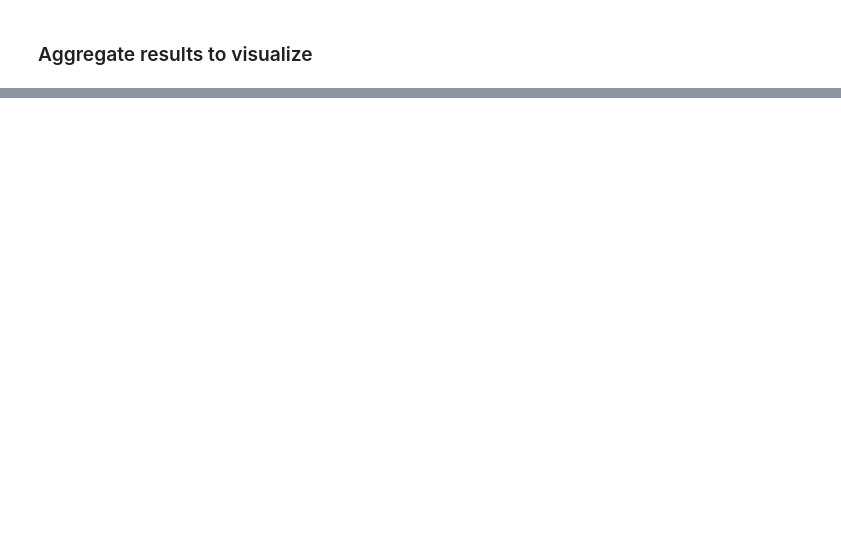
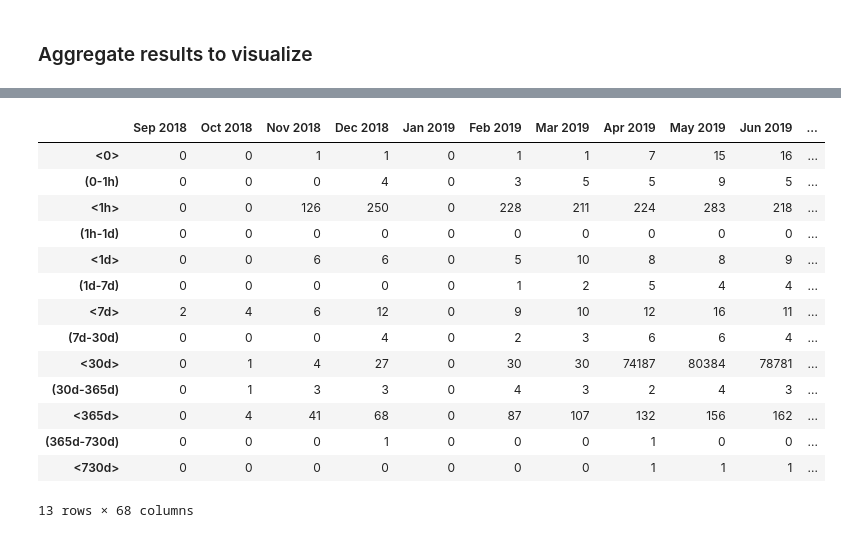
Before and after one commit to JurikMatej/IBP-NEL-Analysis-Scripts, a Jupyter notebook: results/httparchive_nel_config_max_age.ipynb, the cells around one changed output, grey strips where cells are left out. Saved outputs shown, nothing was run; the diff lists cells and outputs as text; code cells hidden in the pictures; blank space fills up the shorter version.

```diff
--- a/results/httparchive_nel_config_max_age.ipynb
+++ b/results/httparchive_nel_config_max_age.ipynb
@@ -39,19 +89,19 @@ ma_data
 from results.result_utils import get_first_or_0, date_to_text_format
 
 ma_result = pd.DataFrame({}, index=[
-    '0',
-    '0-1h',
-    '1h',
-    '1h-1d',
-    '1d',
-    '1d-7d',
-    '7d',
-    '7d-30d',
-    '30d',
-    '30d-365d',
-    '365d',
-    '365d-730d',
-    '730d',
+    '<0>',
+    '(0-1h)',
+    '<1h>',
+    '(1h-1d)',
+    '<1d>',
+    '(1d-7d)',
+    '<7d>',
+    '(7d-30d)',
+    '<30d>',
+    '(30d-365d)',
+    '<365d>',
+    '(365d-730d)',
+    '<730d>',
 ])
 
 for date in dates_to_visualize:
@@ -59,61 +109,64 @@ for date in dates_to_visualize:
 
     month_data_col = []
 
-    # month_result['0.00']
     next_val = month_ma_data[month_ma_data['nel_max_age'] == 0].groupby(['date'])['domain_count'].sum()
     month_data_col.append(get_first_or_0(next_val))
 
-    # month_result['0.00-0.01']
     next_val = month_ma_data[(month_ma_data['nel_max_age'] > 0) & (month_ma_data['nel_max_age'] < 3600)].groupby(['date'])['domain_count'].sum()
     month_data_col.append(get_first_or_0(next_val))
 
-    # month_result['0.01']
     next_val = month_ma_data[month_ma_data['nel_max_age'] == 3600].groupby(['date'])['domain_count'].sum()
     month_data_col.append(get_first_or_0(next_val))
 
-    # month_result['0.01-0.05']
     next_val = month_ma_data[(month_ma_data['nel_max_age'] > 3600) & (month_ma_data['nel_max_age'] < 86400)].groupby(['date'])['domain_count'].sum()
     month_data_col.append(get_first_or_0(next_val))
 
-    # month_result['0.05']
     next_val = month_ma_data[month_ma_data['nel_max_age'] == 86400].groupby(['date'])['domain_count'].sum()
     month_data_col.append(get_first_or_0(next_val))
 
-    # month_result['0.05-0.10']
     next_val = month_ma_data[(month_ma_data['nel_max_age'] > 86400) & (month_ma_data['nel_max_age'] < 604800)].groupby(['date'])['domain_count'].sum()
     month_data_col.append(get_first_or_0(next_val))
 
-    # month_result['0.10']
     next_val = month_ma_data[month_ma_data['nel_max_age'] == 604800].groupby(['date'])['domain_count'].sum()
     month_data_col.append(get_first_or_0(next_val))
 
-    # month_result['0.10-0.25']
     next_val = month_ma_data[(month_ma_data['nel_max_age'] > 604800) & (month_ma_data['nel_max_age'] < 2592000)].groupby(['date'])['domain_count'].sum()
     month_data_col.append(get_first_or_0(next_val))
 
-    # month_result['0.25']
     next_val = month_ma_data[month_ma_data['nel_max_age'] == 2592000].groupby(['date'])['domain_count'].sum()
     month_data_col.append(get_first_or_0(next_val))
 
-    # month_result['0.25-0.50']
     next_val = month_ma_data[(month_ma_data['nel_max_age'] > 2592000) & (month_ma_data['nel_max_age'] < 31536000)].groupby(['date'])['domain_count'].sum()
     month_data_col.append(get_first_or_0(next_val))
 
-    # month_result['0.50']
     next_val = month_ma_data[month_ma_data['nel_max_age'] == 31536000].groupby(['date'])['domain_count'].sum()
     month_data_col.append(get_first_or_0(next_val))
 
-    # month_result['0.50-1.00']
     next_val = month_ma_data[(month_ma_data['nel_max_age'] > 31536000) & (month_ma_data['nel_max_age'] < 63072000)].groupby(['date'])['domain_count'].sum()
     month_data_col.append(get_first_or_0(next_val))
 
-    # month_result['1.00']
     next_val = month_ma_data[month_ma_data['nel_max_age'] == 63072000].groupby(['date'])['domain_count'].sum()
     month_data_col.append(get_first_or_0(next_val))
 
     ma_result[date_to_text_format(date)] = month_data_col
 
 ma_result
+# %% [output]
+|  | Sep 2018 | Oct 2018 | Nov 2018 | Dec 2018 | Jan 2019 | Feb 2019 | Mar 2019 | Apr 2019 | May 2019 | Jun 2019 | ... |
+| <0> | 0 | 0 | 1 | 1 | 0 | 1 | 1 | 7 | 15 | 16 | ... |
+| (0-1h) | 0 | 0 | 0 | 4 | 0 | 3 | 5 | 5 | 9 | 5 | ... |
+| <1h> | 0 | 0 | 126 | 250 | 0 | 228 | 211 | 224 | 283 | 218 | ... |
+| (1h-1d) | 0 | 0 | 0 | 0 | 0 | 0 | 0 | 0 | 0 | 0 | ... |
+| <1d> | 0 | 0 | 6 | 6 | 0 | 5 | 10 | 8 | 8 | 9 | ... |
+| (1d-7d) | 0 | 0 | 0 | 0 | 0 | 1 | 2 | 5 | 4 | 4 | ... |
+| <7d> | 2 | 4 | 6 | 12 | 0 | 9 | 10 | 12 | 16 | 11 | ... |
+| (7d-30d) | 0 | 0 | 0 | 4 | 0 | 2 | 3 | 6 | 6 | 4 | ... |
+| <30d> | 0 | 1 | 4 | 27 | 0 | 30 | 30 | 74187 | 80384 | 78781 | ... |
+| (30d-365d) | 0 | 1 | 3 | 3 | 0 | 4 | 3 | 2 | 4 | 3 | ... |
+| <365d> | 0 | 4 | 41 | 68 | 0 | 87 | 107 | 132 | 156 | 162 | ... |
+| (365d-730d) | 0 | 0 | 0 | 1 | 0 | 0 | 0 | 1 | 0 | 0 | ... |
+| <730d> | 0 | 0 | 0 | 0 | 0 | 0 | 0 | 1 | 1 | 1 | ... |
+13 rows × 68 columns
 # %%
 to_plot = ma_result.stack()
 to_plot = to_plot.reset_index()
```
Also changed, not shown: parts of 4 cells of this notebook, 16 other files.
